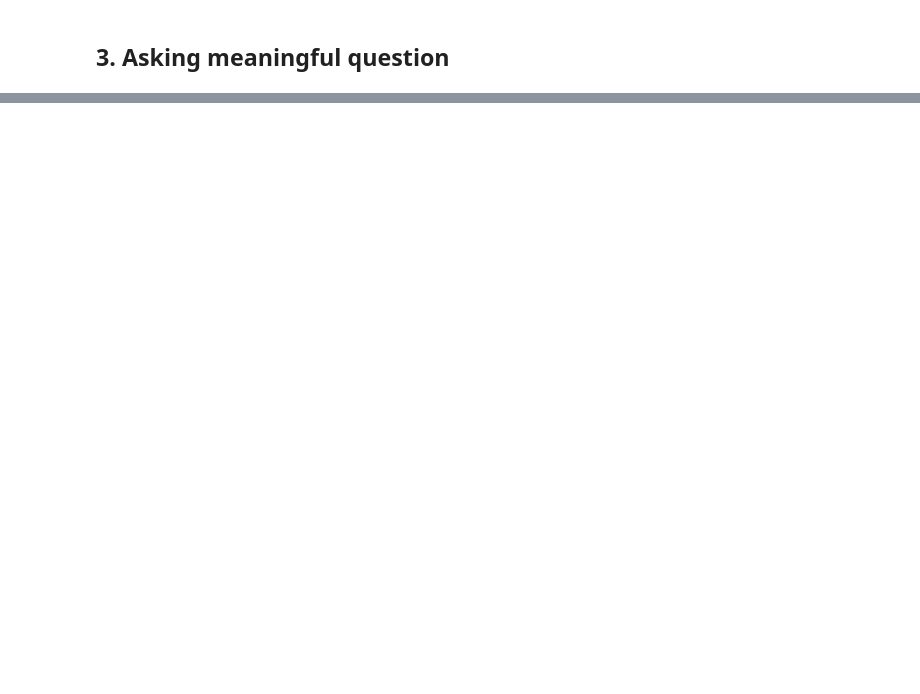
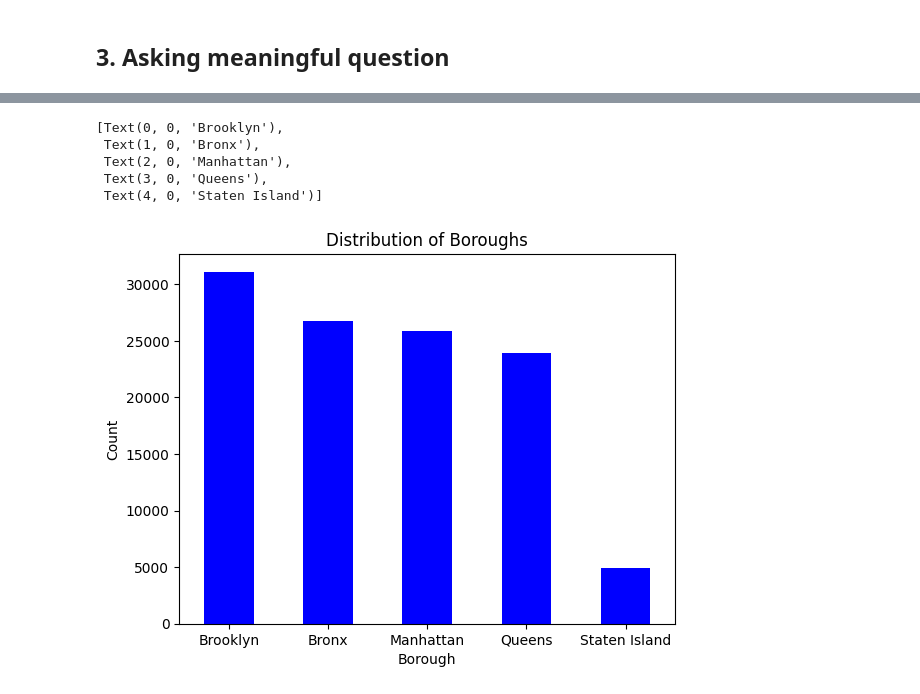
Before and after one commit to gigachad0209/Final-Project-LTKHDL, a Jupyter notebook: exploring.ipynb, the cells around one changed output, grey strips where cells are left out. Saved outputs shown, nothing was run; the diff lists cells and outputs as text; code cells hidden in the pictures; blank space fills up the shorter version.

```diff
--- a/exploring.ipynb
+++ b/exploring.ipynb
@@ -16,0 +135,24 @@ df.head(5)
+# %%
+df['ARREST_DATE'] = pd.to_datetime(df['ARREST_DATE'])
+
+df['DayOfWeek'] = df['ARREST_DATE'].dt.day_name()
+
+weekly_crime_counts = df.groupby(['DayOfWeek', 'OFNS_DESC']).size().reset_index(name='CrimeCount')
+weekly_crime_counts.sort_values(['DayOfWeek', 'CrimeCount'], ascending=[True, False], inplace=True)
+
+sorted_days = ['Monday', 'Tuesday', 'Wednesday', 'Thursday', 'Friday', 'Saturday', 'Sunday']
+
+fig, axes = plt.subplots(nrows=2, ncols=4, figsize=(16, 12), sharey=True, tight_layout=True)
+axes = axes.flatten()
+
+for i, day in enumerate(sorted_days):
+    top5_crimes_day = weekly_crime_counts[weekly_crime_counts['DayOfWeek'] == day].head(5)
+
+    ax = axes[i]
+    ax.bar(top5_crimes_day['OFNS_DESC'], top5_crimes_day['CrimeCount'])
+    ax.set_title(day)
+    ax.set_xlabel('Crime Type')
+    ax.set_ylabel('Number of Crimes')
+for ax in axes:
+    ax.set_xticklabels(ax.get_xticklabels(), rotation=45, ha='right', fontsize=8)
+plt.show()
@@ -16,0 +164,6 @@ df.head(5)
+# %%
+df['ARREST_BORO'] = df['ARREST_BORO'].replace('K', 'Brooklyn')
+df['ARREST_BORO'] = df['ARREST_BORO'].replace('B', 'Bronx')
+df['ARREST_BORO'] = df['ARREST_BORO'].replace('M', 'Manhattan')
+df['ARREST_BORO'] = df['ARREST_BORO'].replace('Q', 'Queens')
+df['ARREST_BORO'] = df['ARREST_BORO'].replace('S', 'Staten Island')
@@ -16,0 +199,21 @@ df.head(5)
+# %%
+borough_counts = df['ARREST_BORO'].value_counts()
+
+# Plotting the bar chart
+ax = borough_counts.plot(kind='bar', color='blue')
+plt.title('Distribution of Boroughs')
+plt.xlabel('Borough')
+plt.ylabel('Count')
+
+# for i, v in enumerate(borough_counts):
+#     ax.text(i, v + 0.1, str(v), ha='center', va='bottom')
+
+# Rotate x-axis labels for better readability
+ax.set_xticklabels(ax.get_xticklabels(), rotation=360, ha='center')
+# %% [output]
+[Text(0, 0, 'Brooklyn'),
+ Text(1, 0, 'Bronx'),
+ Text(2, 0, 'Manhattan'),
+ Text(3, 0, 'Queens'),
+ Text(4, 0, 'Staten Island')]
+[figure, added]
```
Also changed, not shown: parts of 20 cells of this notebook, 1 other file.
